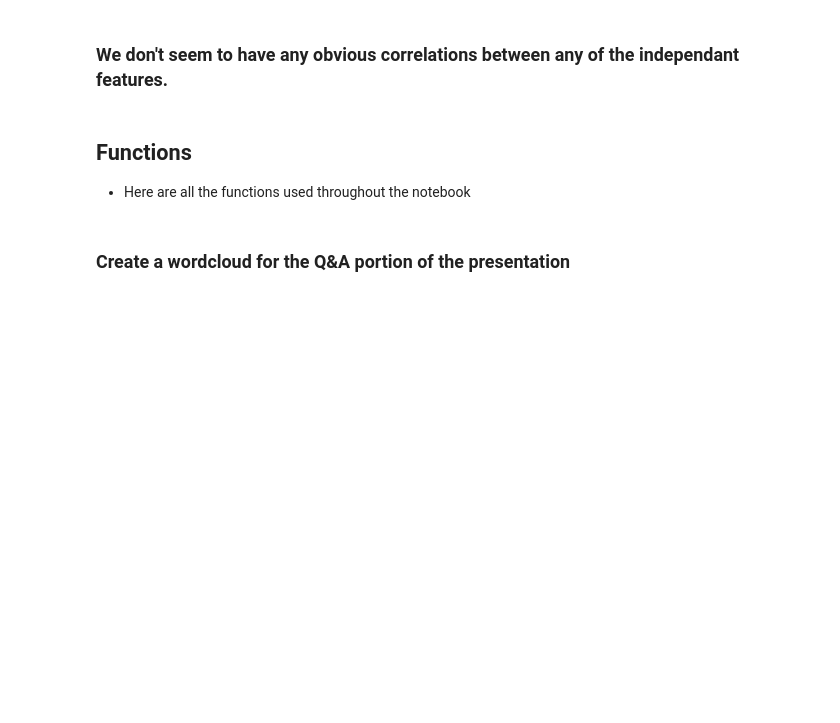
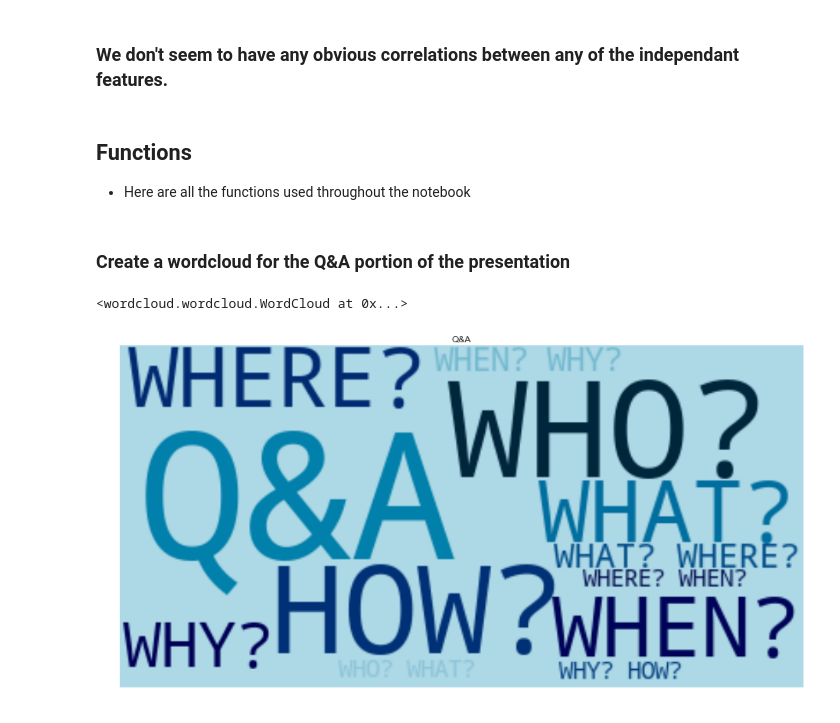
Before and after one commit to Vega-daniel/Predicting_personality, a Jupyter notebook: EDA.ipynb, the cells around one changed output. Drawn from its saved outputs; the diff is of its cells as text; code cells hidden in the pictures; blank space fills up the shorter version.

```diff
--- a/EDA.ipynb
+++ b/EDA.ipynb
@@ -27,10 +27,10 @@ import scipy.stats as stats
 from collections import Counter
 
 # Always make it pretty.
-plt.style.use('ggplot')
+plt.style.use('seaborn')
 # %% [markdown]
 ### First Dataset came in a csv so we can simply load it into a pandas DataFrame
 # %%
-raw = pd.read_csv('mbti_1 2.csv')
+raw = pd.read_csv('data/mbti_1 2.csv')
 # %%
 raw.head()
@@ -569,15 +576,19 @@ def welch_satterhwaithe_df(sample_1, sample_2):
 # %% [markdown]
 ### Create a wordcloud for the Q&A portion of the presentation
 # %%
+from wordcloud import WordCloud, STOPWORDS, ImageColorGenerator
 QA = ['Q&A','Q&A','Q&A','Q&A','Q&A','Q&A','Q&A','WHO?','WHO?', 'WHO?', 'WHO?',
       'WHAT?','WHAT?','WHAT? WHERE?','WHERE?','WHERE? WHEN?','WHEN?','WHEN? WHY?',
       'WHY?','WHY? HOW?','HOW?','HOW?','Q&A','Q&A','Q&A','Q&A','Q&A','WHO?', 'WHO?',
       'WHO? WHAT?','WHAT?','WHAT? WHERE?','WHERE?','WHERE?','WHEN?','WHEN?','WHEN? WHY?',
       'WHY?','WHY?','HOW?','HOW?','HOW?']
 wcd=Counter(QA)
 fig, ax = plt.subplots(1, figsize=(16, 10))
-wc = WordCloud(background_color="white",colormap="tab10").generate_from_frequencies(wcd)
+wc = WordCloud(background_color="lightblue",colormap="ocean").generate_from_frequencies(wcd)
 ax.imshow(wc, interpolation='bilinear')
 ax.set_title('Q&A')
 ax.axis("off")
 wc.to_file("QA.png")
+# %% [output]
+<wordcloud.wordcloud.WordCloud at 0x...>
+[figure, added]
```
Also changed, not shown: parts of 2 cells of this notebook, 2 other files.
